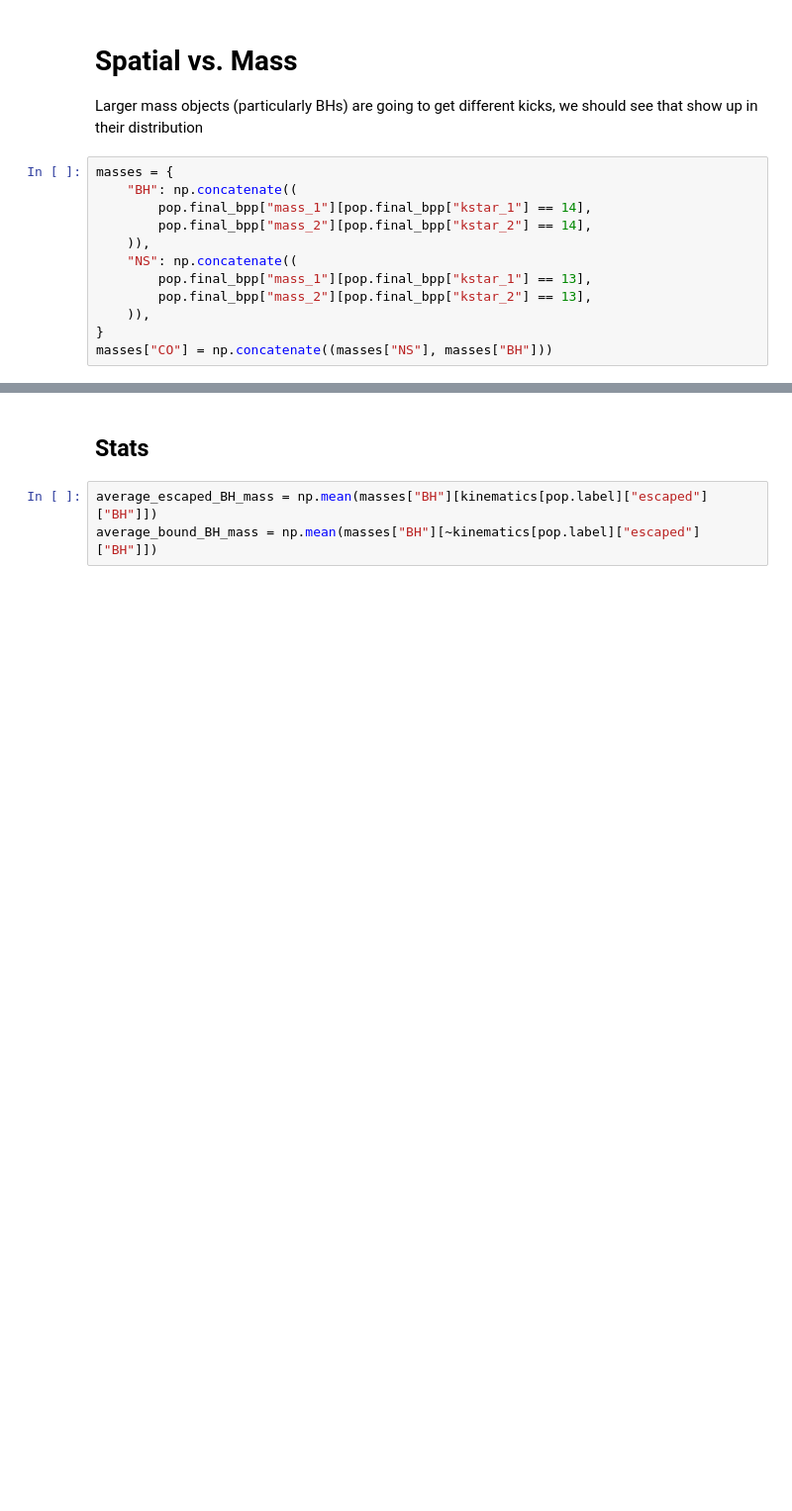
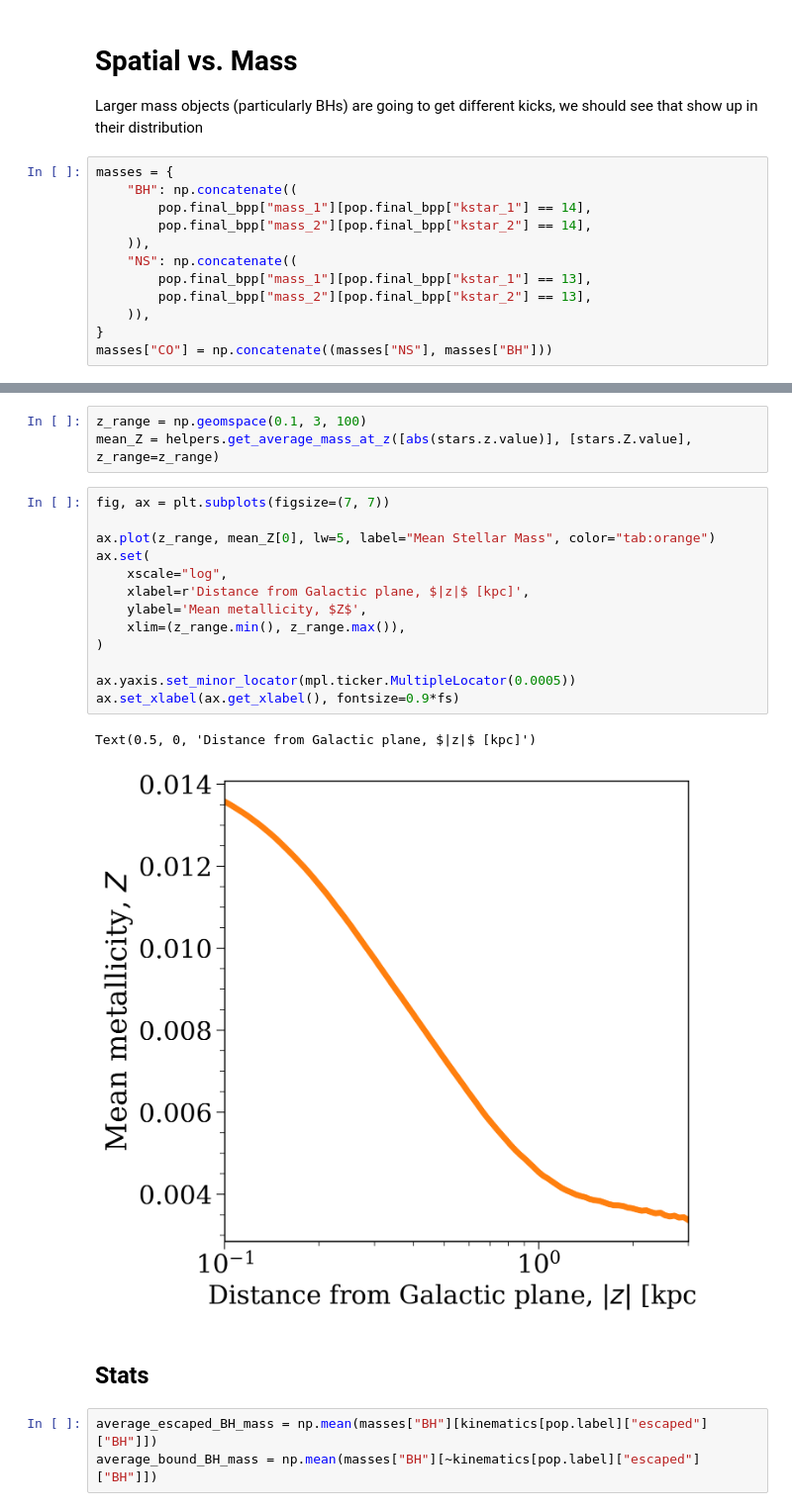
Before and after one commit to TomWagg/underworld, a Jupyter notebook: analysis/mega.ipynb, the cells around one changed output, grey strips where cells are left out. Shown at 99% size. Saved outputs shown, nothing was run; the diff lists cells and outputs as text; blank space fills up the shorter version.

```diff
--- a/analysis/mega.ipynb
+++ b/analysis/mega.ipynb
@@ -340,3 +388,22 @@ plt.show()
+# %%
+z_range = np.geomspace(0.1, 3, 100)
+mean_Z = helpers.get_average_mass_at_z([abs(stars.z.value)], [stars.Z.value], z_range=z_range)
+# %%
+fig, ax = plt.subplots(figsize=(7, 7))
+
+ax.plot(z_range, mean_Z[0], lw=5, label="Mean Stellar Mass", color="tab:orange")
+ax.set(
+    xscale="log",
+    xlabel=r'Distance from Galactic plane, $|z|$ [kpc]',
+    ylabel='Mean metallicity, $Z$',
+    xlim=(z_range.min(), z_range.max()),
+)
+
+ax.yaxis.set_minor_locator(mpl.ticker.MultipleLocator(0.0005))
+ax.set_xlabel(ax.get_xlabel(), fontsize=0.9*fs)
+# %% [output]
+Text(0.5, 0, 'Distance from Galactic plane, $|z|$ [kpc]')
+[figure, added]
 # %% [markdown]
 ## Stats
 # %%
```
Also changed, not shown: parts of 20 cells of this notebook, 10 other files.
